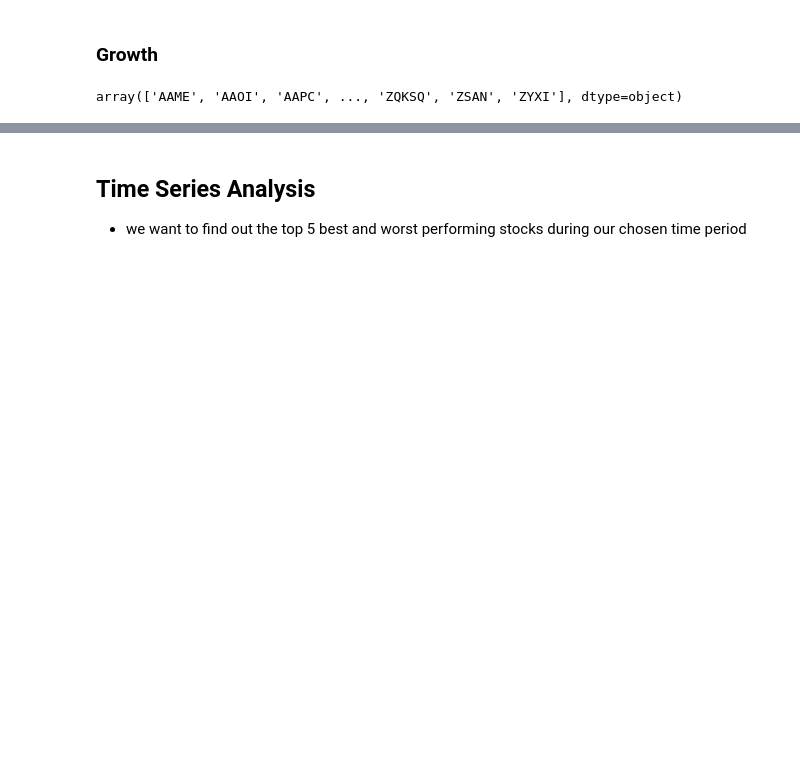
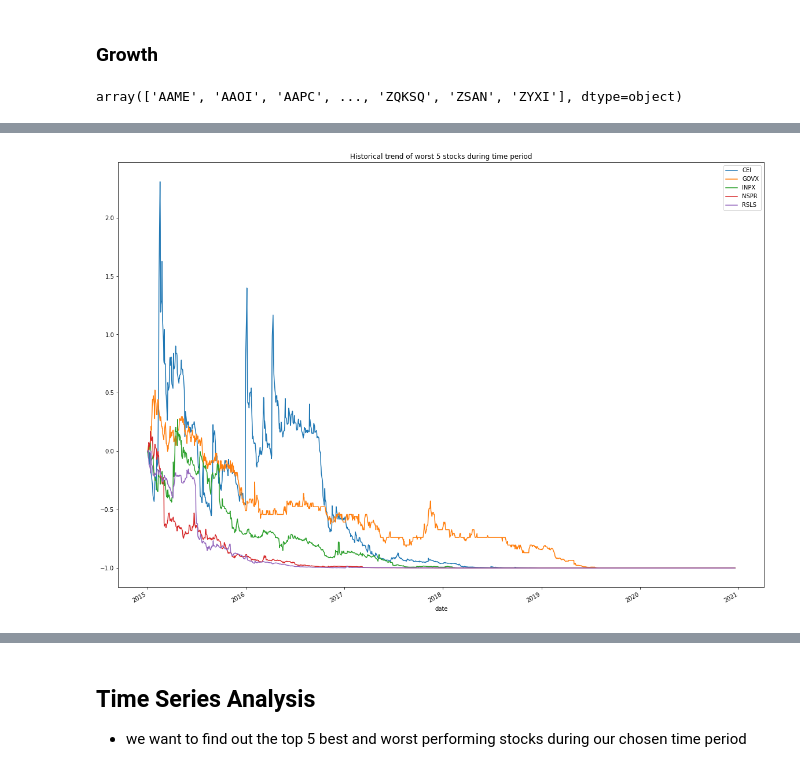
Before and after one commit to Quarky123/capstone, a Jupyter notebook: code/02_EDA_new.ipynb, the cells around one changed output, grey strips where cells are left out. Saved outputs shown, nothing was run; the diff lists cells and outputs as text; code cells hidden in the pictures; blank space fills up the shorter version.

```diff
--- a/code/02_EDA_new.ipynb
+++ b/code/02_EDA_new.ipynb
@@ -178,0 +389,2 @@ Timestamp('2015-01-02 00:00:00')
+# %%
+df['Growth'] = df['Price'] / base_mapping - 1
@@ -178,0 +438,4 @@ Timestamp('2015-01-02 00:00:00')
+# %%
+#save the worst stocks into a dataframe
+worst_stocks = df[df.date == df.date.max()].sort_values('Growth').head(5)
+worst_stocks
@@ -178,0 +449,4 @@ Timestamp('2015-01-02 00:00:00')
+# %%
+#save the names of the wrost stocks as an array
+ws = worst_stocks.ticker.values
+ws
@@ -178,0 +474,5 @@ Timestamp('2015-01-02 00:00:00')
+# %%
+#make another copy of df and set the date as index
+tdf = df.copy()
+tdf = df.set_index('date')
+tdf
@@ -178,0 +494,8 @@ Timestamp('2015-01-02 00:00:00')
+# %%
+#plot the 5 worst stocks
+plt.rcParams["figure.figsize"] = (20,15)
+
+tdf[tdf.ticker.isin(ws)].groupby('ticker').Growth.plot(title='Historical trend of worst 5 stocks during time period', legend=True)
+plt.show()
+# %% [output]
+[figure, added]
```
Also changed, not shown: parts of 65 cells of this notebook, 1 other file.
